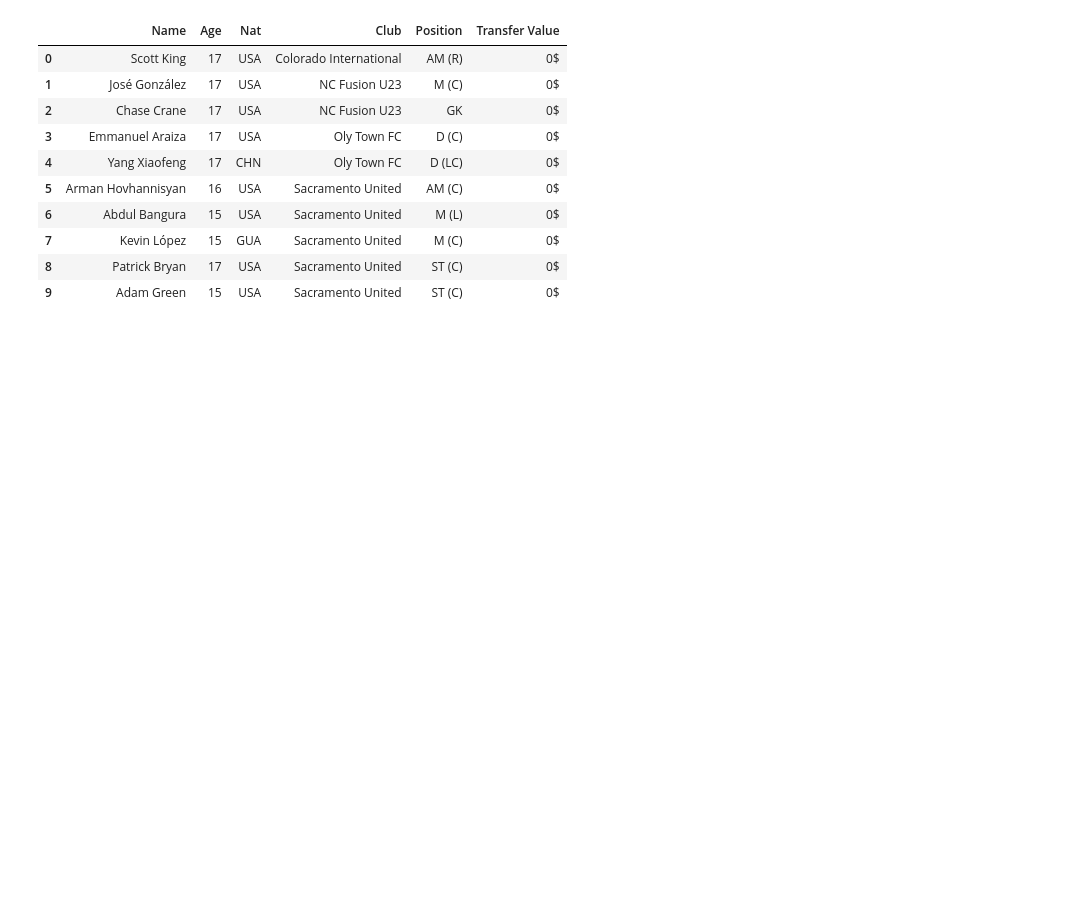
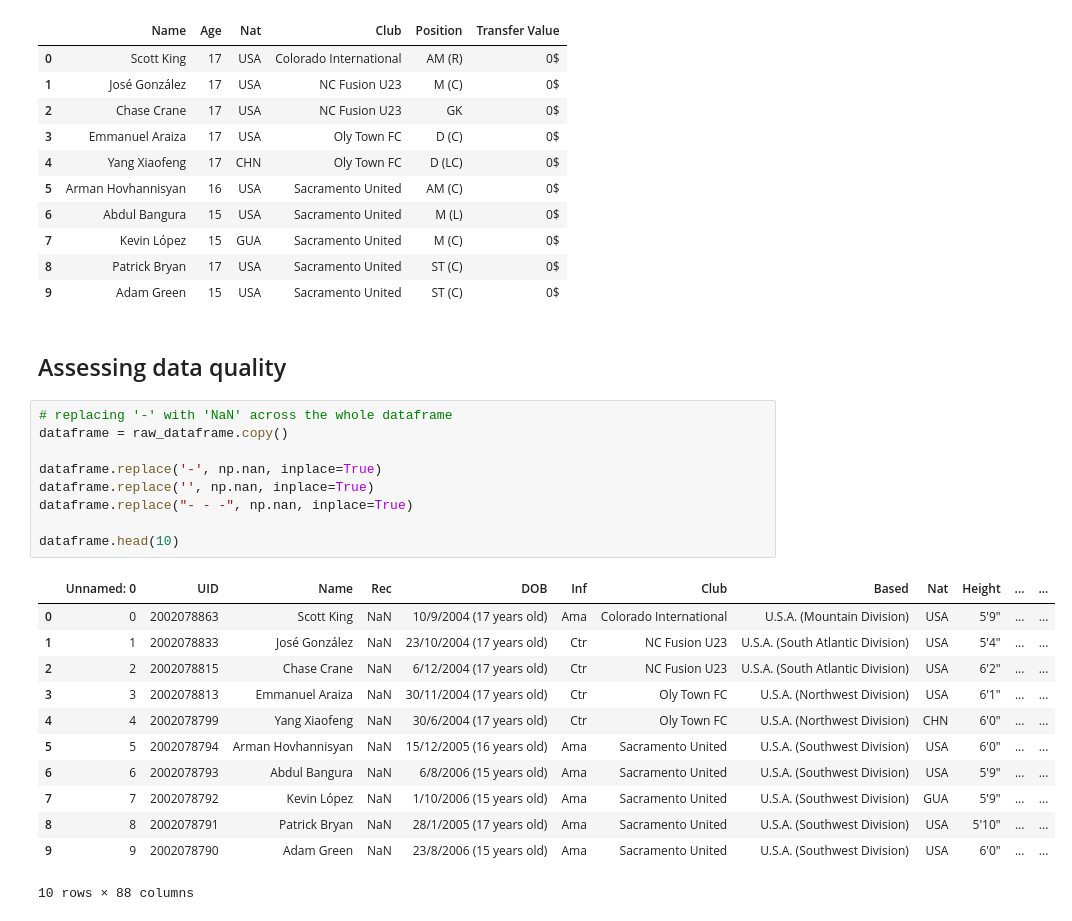
Before and after one commit to snabxo/banana, a Jupyter notebook: projects/football-manager-23/fm23_eda.ipynb, the cells around one changed output. Cells and saved outputs as stored; diff of their text form; blank space fills up the shorter version.

```diff
--- a/projects/football-manager-23/fm23_eda.ipynb
+++ b/projects/football-manager-23/fm23_eda.ipynb
@@ -140,3 +145,27 @@ raw_dataframe[available].head(10)
 | 7 | Kevin López | 15 | GUA | Sacramento United | M (C) | 0$ |
 | 8 | Patrick Bryan | 17 | USA | Sacramento United | ST (C) | 0$ |
 | 9 | Adam Green | 15 | USA | Sacramento United | ST (C) | 0$ |
+# %% [markdown]
+## Assessing data quality
+# %%
+# replacing '-' with 'NaN' across the whole dataframe
+dataframe = raw_dataframe.copy()
+
+dataframe.replace('-', np.nan, inplace=True)
+dataframe.replace('', np.nan, inplace=True)
+dataframe.replace("- - -", np.nan, inplace=True)
+
+dataframe.head(10)
+# %% [output]
+|  | Unnamed: 0 | UID | Name | Rec | DOB | Inf | Club | Based | Nat | Height | ... | ... |
+| 0 | 0 | 2002078863 | Scott King | NaN | 10/9/2004 (17 years old) | Ama | Colorado International | U.S.A. (Mountain Division) | USA | 5'9" | ... | ... |
+| 1 | 1 | 2002078833 | José González | NaN | 23/10/2004 (17 years old) | Ctr | NC Fusion U23 | U.S.A. (South Atlantic Division) | USA | 5'4" | ... | ... |
+| 2 | 2 | 2002078815 | Chase Crane | NaN | 6/12/2004 (17 years old) | Ctr | NC Fusion U23 | U.S.A. (South Atlantic Division) | USA | 6'2" | ... | ... |
+| 3 | 3 | 2002078813 | Emmanuel Araiza | NaN | 30/11/2004 (17 years old) | Ctr | Oly Town FC | U.S.A. (Northwest Division) | USA | 6'1" | ... | ... |
+| 4 | 4 | 2002078799 | Yang Xiaofeng | NaN | 30/6/2004 (17 years old) | Ctr | Oly Town FC | U.S.A. (Northwest Division) | CHN | 6'0" | ... | ... |
+| 5 | 5 | 2002078794 | Arman Hovhannisyan | NaN | 15/12/2005 (16 years old) | Ama | Sacramento United | U.S.A. (Southwest Division) | USA | 6'0" | ... | ... |
+| 6 | 6 | 2002078793 | Abdul Bangura | NaN | 6/8/2006 (15 years old) | Ama | Sacramento United | U.S.A. (Southwest Division) | USA | 5'9" | ... | ... |
+| 7 | 7 | 2002078792 | Kevin López | NaN | 1/10/2006 (15 years old) | Ama | Sacramento United | U.S.A. (Southwest Division) | GUA | 5'9" | ... | ... |
+| 8 | 8 | 2002078791 | Patrick Bryan | NaN | 28/1/2005 (17 years old) | Ama | Sacramento United | U.S.A. (Southwest Division) | USA | 5'10" | ... | ... |
+| 9 | 9 | 2002078790 | Adam Green | NaN | 23/8/2006 (15 years old) | Ama | Sacramento United | U.S.A. (Southwest Division) | USA | 6'0" | ... | ... |
+10 rows × 88 columns
```
Also changed, not shown: parts of 6 cells of this notebook, 1 other file.
